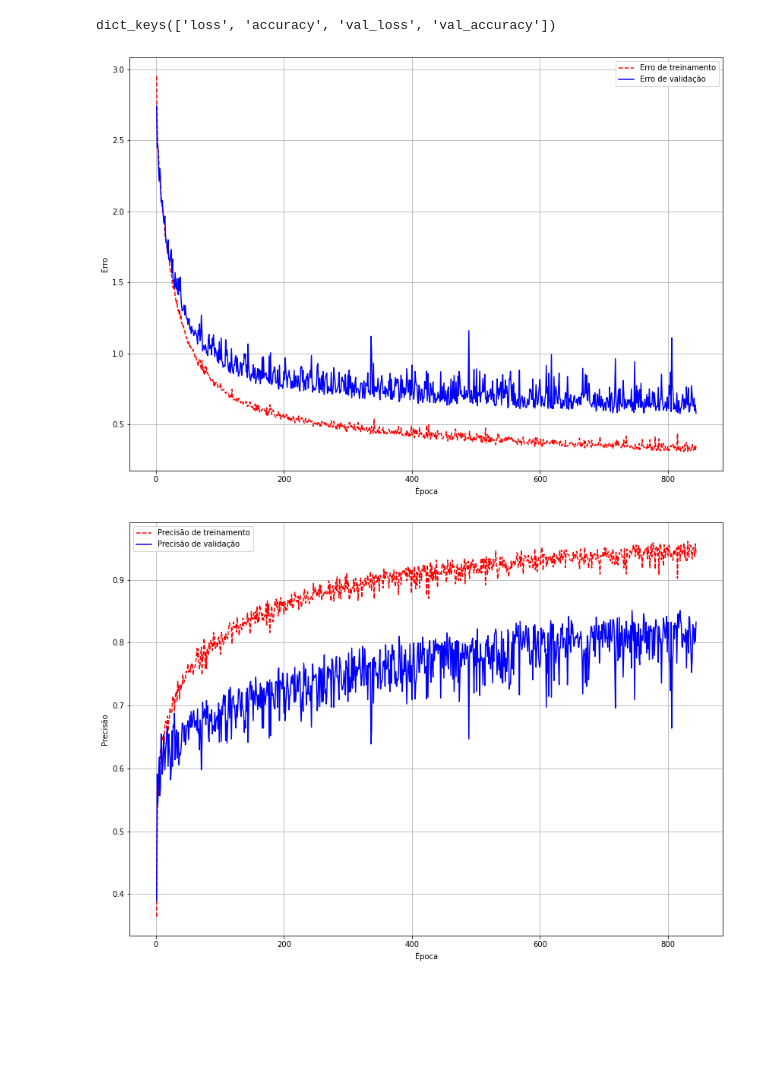
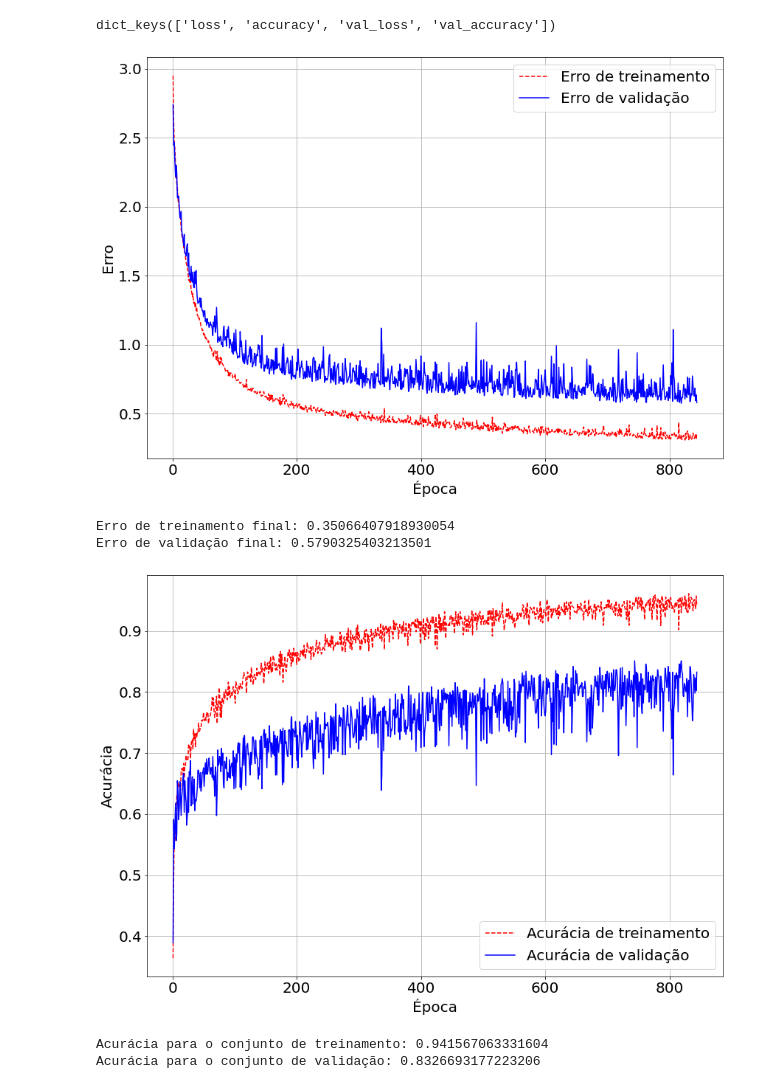
Before and after one commit to lacouth/autonomous_rc_car, a Jupyter notebook: gráficos.ipynb, the cells around one changed output. Saved outputs shown, nothing was run; the diff lists cells and outputs as text; code cells hidden in the pictures; blank space fills up the shorter version.

```diff
--- a/gráficos.ipynb
+++ b/gráficos.ipynb
@@ -1,6 +1,8 @@
 # %%
 import pickle
 import matplotlib.pyplot as plt
+# %%
+plt.rcParams.update({'font.size':20})
 # %%
 with(open('./model_history','rb')) as openfile:
     history = pickle.load(openfile)
@@ -22,19 +24,29 @@ plt.ylabel('Erro')
 plt.grid()
 plt.show()
 # %% [output]
-[figure, old version]
+[figure, new version]
+# %%
+print(f'Erro de treinamento final: {training_loss[-1]}\nErro de validação final: {val_loss[-1]}')
+# %% [output]
+Erro de treinamento final: 0.35066407918930054
+Erro de validação final: 0.5790325403213501
 # %%
 training_acc = history['accuracy']
 val_acc = history['val_accuracy']
 
 epoch_count = range(1, len(training_acc) + 1)
 plt.figure(figsize=(14,10))
 plt.plot(epoch_count, training_acc, 'r--')
 plt.plot(epoch_count, val_acc, 'b-')
-plt.legend(['Precisão de treinamento', 'Precisão de validação'])
+plt.legend(['Acurácia de treinamento', 'Acurácia de validação'])
 plt.xlabel('Época')
-plt.ylabel('Precisão')
+plt.ylabel('Acurácia')
 plt.grid()
 plt.show()
 # %% [output]
-[figure, old version]
+[figure, new version]
+# %%
+print(f'Acurácia para o conjunto de treinamento: {training_acc[-1]}\nAcurácia para o conjunto de validação: {val_acc[-1]}')
+# %% [output]
+Acurácia para o conjunto de treinamento: 0.941567063331604
+Acurácia para o conjunto de validação: 0.8326693177223206
```
